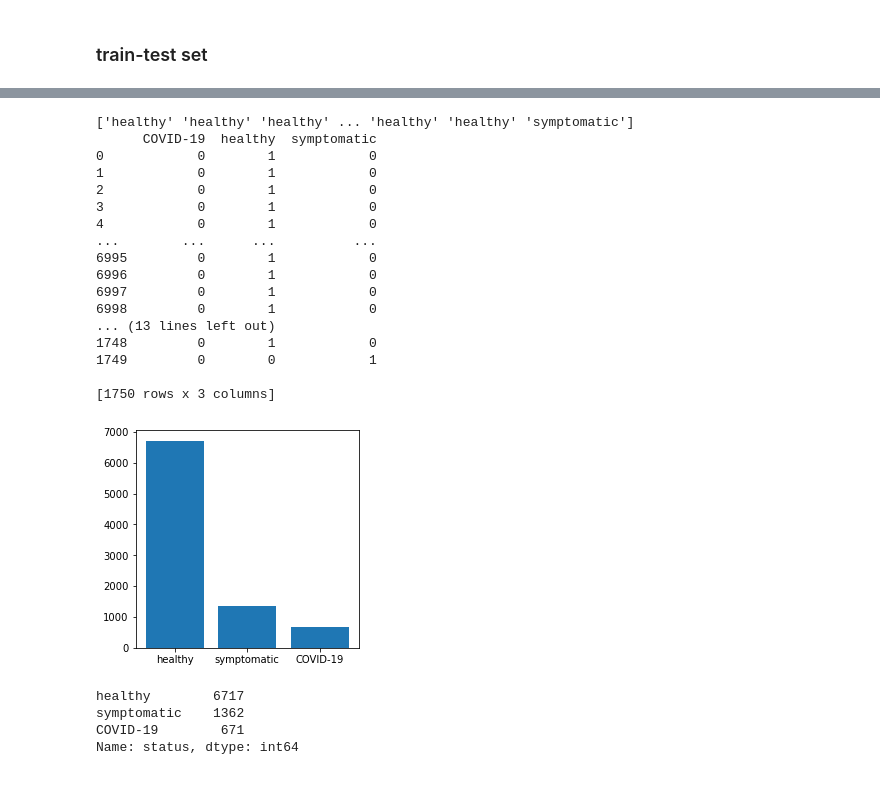
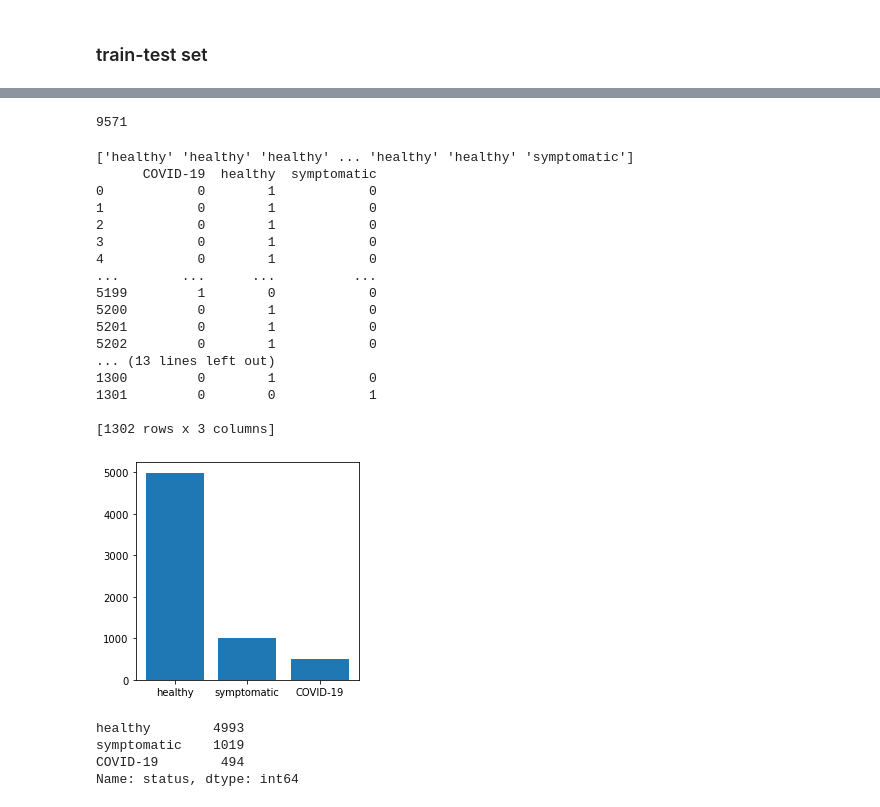
Before and after one commit to Kim-Byeong-Hun/Cough-COVID19, a Jupyter notebook: code/spectrogram_cnn.ipynb, the cells around one changed output, grey strips where cells are left out. Drawn from its saved outputs; the diff is of its cells as text; code cells hidden in the pictures.

```diff
--- a/code/spectrogram_cnn.ipynb
+++ b/code/spectrogram_cnn.ipynb
@@ -150,2 +246,10 @@ Name: uuid, Length: 8750, dtype: object
 # %% [markdown]
 ### Spectrogram Plot 1
+# %%
+cut_wave = os.listdir('C:/Users/admin/corona_contest/cut_wave')
+# %%
+waves = []
+for i in cut_wave:
+    waves.append(i[:-4])
+# %%
+metadata_resl = metadata[metadata['uuid'].isin(waves)].reset_index(drop=True)
@@ -319,4 +431,6 @@ img_arr3 = np.array(imgss)
 # %% [markdown]
 ### train-test set
+# %%
+nan_remove_index = metadata_resl[metadata_resl['status'].notnull()].index.tolist()
 # %%
 # Train data 80% : test data 20%로 나눕니다.
@@ -330,5 +459,9 @@ y_test = pd.get_dummies(y_test)
+# %%
+len(img_arr3)
+# %% [output]
+9571
 # %%
-print(np.array(metadata_res['status']))
+print(np.array(metadata_resl['status'][nan_remove_index]))
 print(y_train)
 print(y_test)
 # %% [output]
@@ -340,30 +473,30 @@ print(y_test)
 3            0        1            0
 4            0        1            0
 ...        ...      ...          ...
-6995         0        1            0
-6996         0        1            0
-6997         0        1            0
-6998         0        1            0
+5199         1        0            0
+5200         0        1            0
+5201         0        1            0
+5202         0        1            0
 ... (13 lines left out)
-1748         0        1            0
-1749         0        0            1
+1300         0        1            0
+1301         0        0            1
 
-[1750 rows x 3 columns]
+[1302 rows x 3 columns]
 # %%
 y_train = np.array(y_train)
 y_test = np.array(y_test)
 # %%
 plt.figure(figsize=(4,4))
-plt.bar(metadata_res['status'].value_counts().index, metadata_res['status'].value_counts())
+plt.bar(metadata_resl['status'][nan_remove_index].value_counts().index, metadata_resl['status'][nan_remove_index].value_counts())
 plt.show()
 # %% [output]
-[figure, old version]
+[figure, new version]
 # %%
-metadata_res['status'].value_counts()
+metadata_resl['status'][nan_remove_index].value_counts()
 # %% [output]
-healthy        6717
-symptomatic    1362
-COVID-19        671
+healthy        4993
+symptomatic    1019
+COVID-19        494
 Name: status, dtype: int64
 # %%
 import keras.backend as K
```
Also changed, not shown: parts of 51 cells of this notebook, 3 other files.
